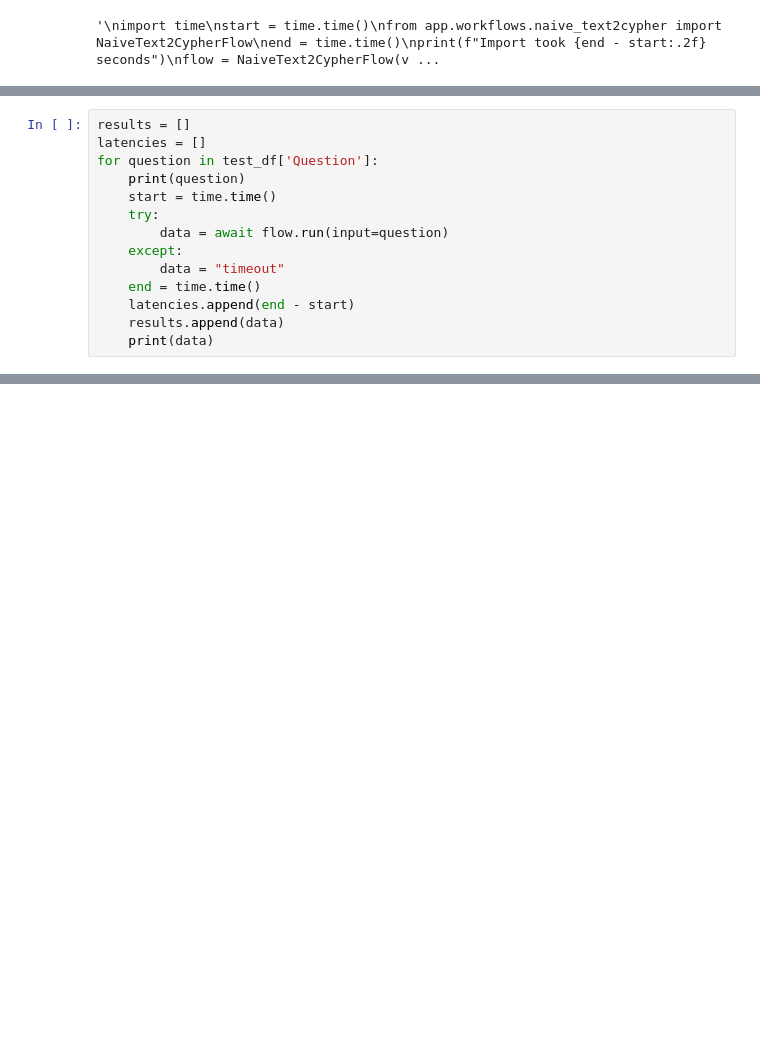
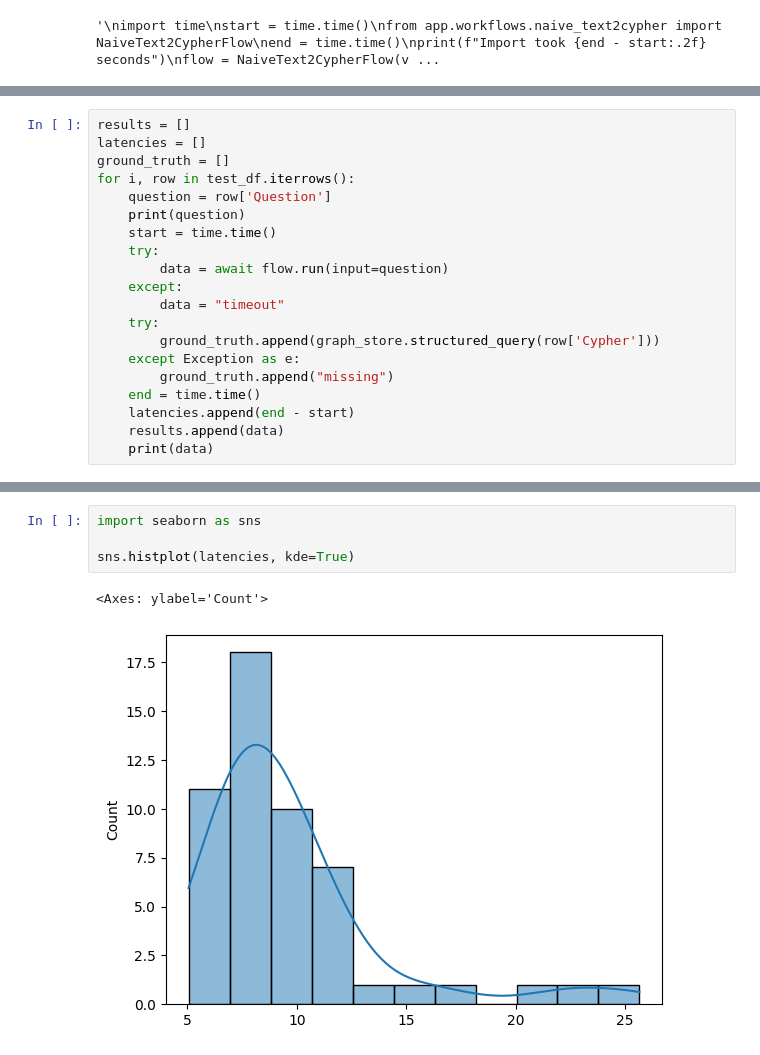
Before and after one commit to zamolxes7378/text2cypher_llama_agent, a Jupyter notebook: benchmark/benchmark.ipynb, the cells around one changed output, grey strips where cells are left out. Saved outputs shown, nothing was run; the diff lists cells and outputs as text; blank space fills up the shorter version.

```diff
--- a/benchmark/benchmark.ipynb
+++ b/benchmark/benchmark.ipynb
@@ -49,13 +67,19 @@ test_df.head()
 # %%
 results = []
 latencies = []
-for question in test_df['Question']:
+ground_truth = []
+for i, row in test_df.iterrows():
+    question = row['Question']
     print(question)
     start = time.time()
     try:
         data = await flow.run(input=question)
     except:
         data = "timeout"
+    try:
+        ground_truth.append(graph_store.structured_query(row['Cypher']))
+    except Exception as e:
+        ground_truth.append("missing")
     end = time.time()
     latencies.append(end - start)
     results.append(data)
@@ -97,0 +105,7 @@ Which director has made at least one movie in each of the following languages: E
+# %%
+import seaborn as sns
+
+sns.histplot(latencies, kde=True)
+# %% [output]
+<Axes: ylabel='Count'>
+[figure, added]
```
Also changed, not shown: parts of 9 cells of this notebook.
